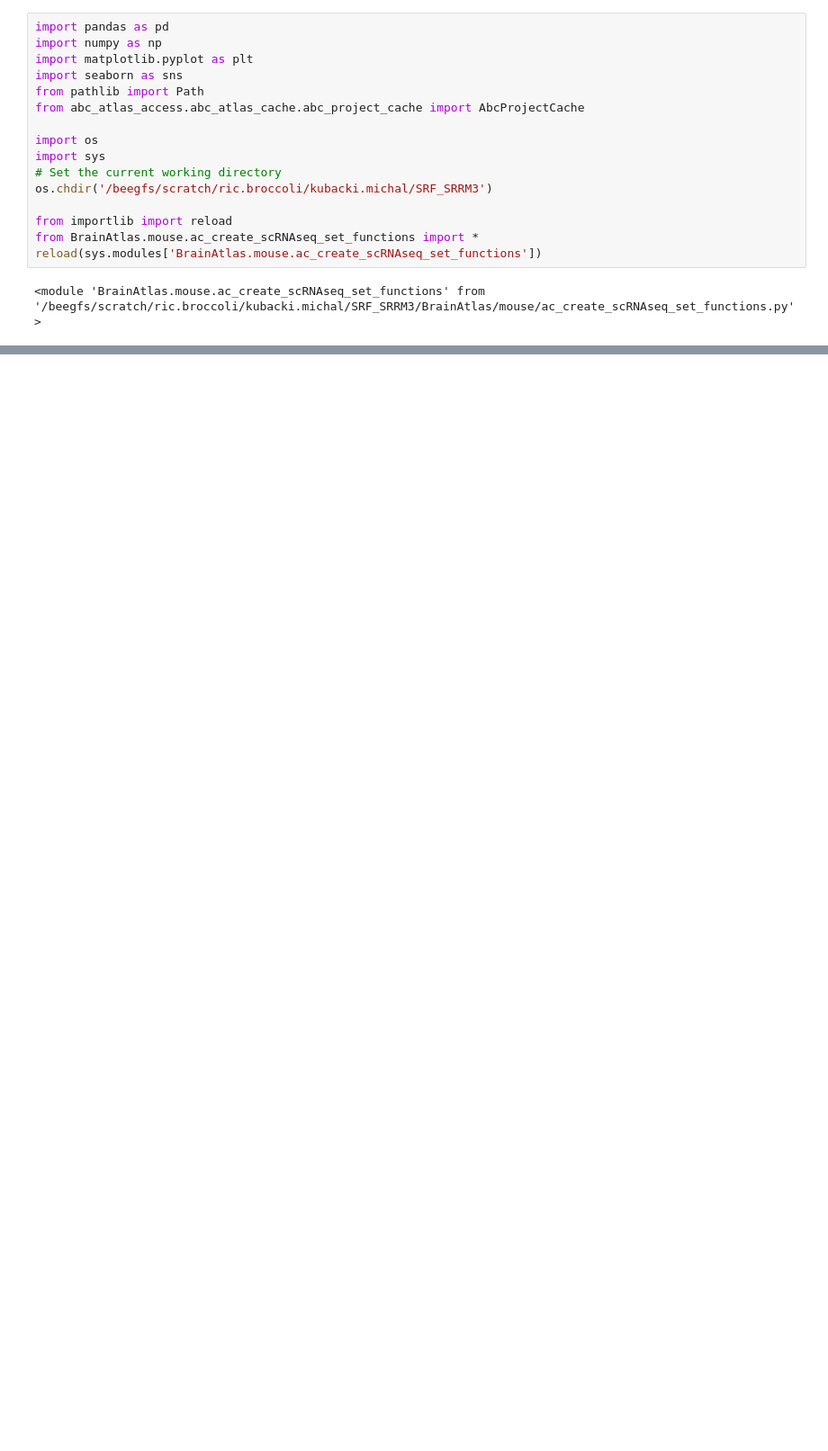
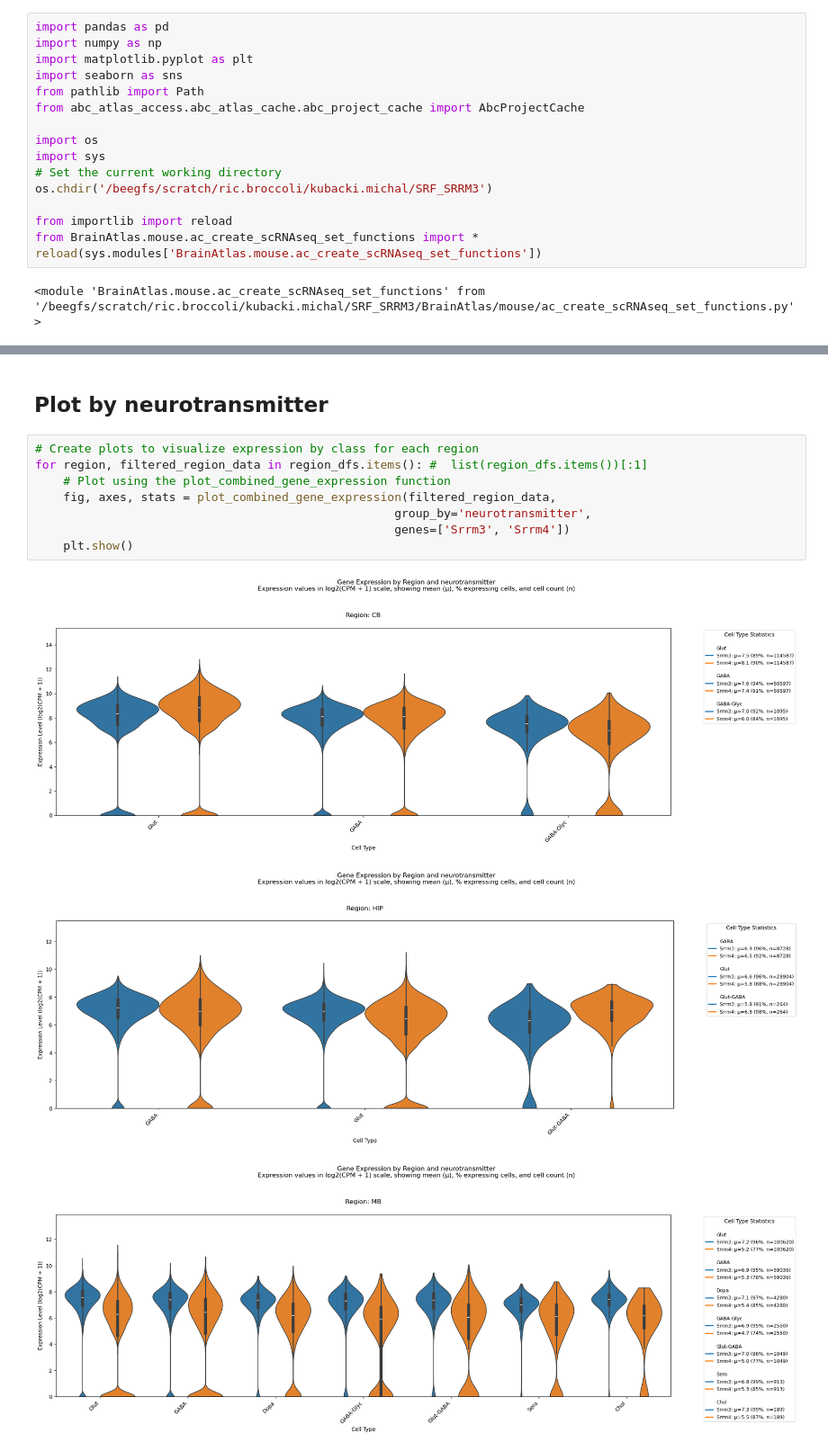
Before and after one commit to michal7kw/SRF_SRRM3, a Jupyter notebook: BrainAtlas/mouse/SRRM3_4_expression.ipynb, the cells around one changed output, grey strips where cells are left out. Shown at 90% size. Saved outputs shown, nothing was run; the diff lists cells and outputs as text; blank space fills up the shorter version.

```diff
--- a/BrainAtlas/mouse/SRRM3_4_expression.ipynb
+++ b/BrainAtlas/mouse/SRRM3_4_expression.ipynb
@@ -211,0 +190,14 @@ Sero:
+# %% [markdown]
+## Plot by neurotransmitter
+# %%
+# Create plots to visualize expression by class for each region
+for region, filtered_region_data in region_dfs.items(): #  list(region_dfs.items())[:1]
+    # Plot using the plot_combined_gene_expression function
+    fig, axes, stats = plot_combined_gene_expression(filtered_region_data,
+                                                   group_by='neurotransmitter',
+                                                   genes=['Srrm3', 'Srrm4'])
+    plt.show()
+# %% [output]
+[figure, added]
+[figure, added]
+[figure, added]
```
Also changed, not shown: parts of 21 cells of this notebook, 8 other files.
